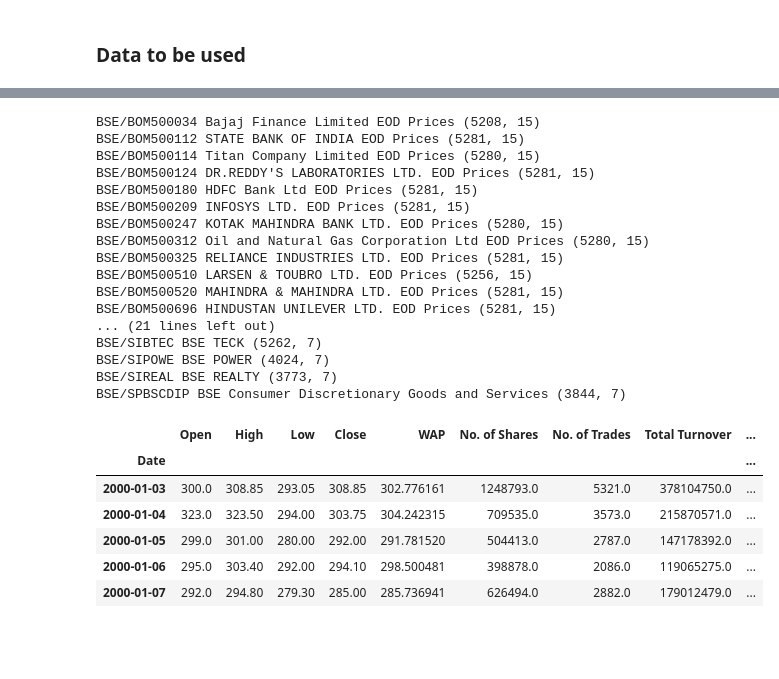
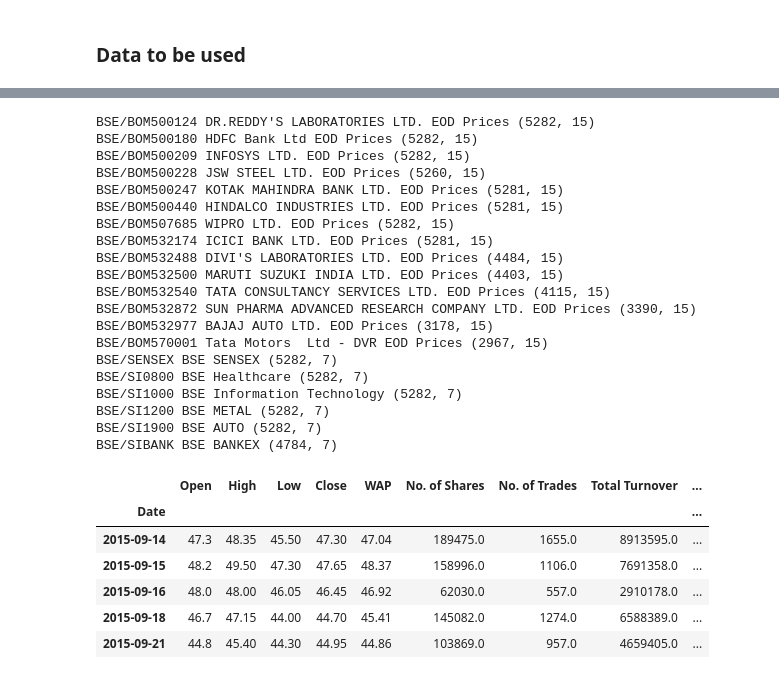
Before and after one commit to acamit/DataScience, a Jupyter notebook: Projects/Stocks/Thesis Implementation.ipynb, the cells around one changed output, grey strips where cells are left out. Saved outputs shown, nothing was run; the diff lists cells and outputs as text; code cells hidden in the pictures; blank space fills up the shorter version.

Commit message:
update stocks

```diff
--- a/Projects/Stocks/Thesis Implementation.ipynb
+++ b/Projects/Stocks/Thesis Implementation.ipynb
@@ -88,48 +70,50 @@ stockMetadata['isStock'].value_counts()
 Name: isStock, dtype: int64
 # %%
-# download the required data - needed only 1 time
-i=0
-code = f'BSE/{stockMetadata.loc[i, "code"]}'
-dataset = quandl.get(code, start_date='2000-01-01', end_date='2021-03-23').sort_values(by='Date', ascending=True)
-dataset['StockName']=stockMetadata.loc[i, 'name']
-dataset['code'] = stockMetadata.loc[i, "code"]
-dataset['isStock'] = stockMetadata.loc[i, "isStock"]
+# # download the required data - needed only 1 time
+# i=0
+# code = f'BSE/{stockMetadata.loc[i, "code"]}'
+# dataset = quandl.get(code, start_date='2000-01-01', end_date='2021-03-23').sort_values(by='Date', ascending=True)
+# dataset['StockName']=stockMetadata.loc[i, 'name']
+# dataset['code'] = stockMetadata.loc[i, "code"]
+# dataset['isStock'] = stockMetadata.loc[i, "isStock"]
 
-for i in range(1, len(stockMetadata)):
-    code = f'BSE/{stockMetadata.loc[i, "code"]}'
-    temp = quandl.get(code, start_date='2000-01-01', end_date='2021-03-23').sort_values(by='Date', ascending=True)
-    temp['StockName']=stockMetadata.loc[i, 'name']
-    temp['code'] = stockMetadata.loc[i, "code"]
-    temp['isStock'] = stockMetadata.loc[i, "isStock"]
-    print(code, stockMetadata.loc[i, 'name'], temp.shape)
-    dataset = dataset.append(temp)
-dataset.to_csv('data.csv')
-dataset.head()
+# for i in range(1, len(stockMetadata)):
+#     code = f'BSE/{stockMetadata.loc[i, "code"]}'
+#     temp = quandl.get(code, start_date='2000-01-01', end_date='2021-03-23').sort_values(by='Date', ascending=True)
+#     temp['StockName']=stockMetadata.loc[i, 'name']
+#     temp['code'] = stockMetadata.loc[i, "code"]
+#     temp['isStock'] = stockMetadata.loc[i, "isStock"]
+#     dataset = dataset.append(temp)
+# dataset.to_csv('data.csv')
+# dataset.head()
 # %% [output]
-BSE/BOM500034 Bajaj Finance Limited EOD Prices (5208, 15)
-BSE/BOM500112 STATE BANK OF INDIA EOD Prices (5281, 15)
-BSE/BOM500114 Titan Company Limited EOD Prices (5280, 15)
-BSE/BOM500124 DR.REDDY'S LABORATORIES LTD. EOD Prices (5281, 15)
-BSE/BOM500180 HDFC Bank Ltd EOD Prices (5281, 15)
-BSE/BOM500209 INFOSYS LTD. EOD Prices (5281, 15)
-BSE/BOM500247 KOTAK MAHINDRA BANK LTD. EOD Prices (5280, 15)
-BSE/BOM500312 Oil and Natural Gas Corporation Ltd EOD Prices (5280, 15)
-BSE/BOM500325 RELIANCE INDUSTRIES LTD. EOD Prices (5281, 15)
-BSE/BOM500510 LARSEN & TOUBRO LTD. EOD Prices (5256, 15)
-BSE/BOM500520 MAHINDRA & MAHINDRA LTD. EOD Prices (5281, 15)
-BSE/BOM500696 HINDUSTAN UNILEVER LTD. EOD Prices (5281, 15)
-... (21 lines left out)
-BSE/SIBTEC BSE TECK (5262, 7)
-BSE/SIPOWE BSE POWER (4024, 7)
-BSE/SIREAL BSE REALTY (3773, 7)
-BSE/SPBSCDIP BSE Consumer Discretionary Goods and Services (3844, 7)
+BSE/BOM500124 DR.REDDY'S LABORATORIES LTD. EOD Prices (5282, 15)
+BSE/BOM500180 HDFC Bank Ltd EOD Prices (5282, 15)
+BSE/BOM500209 INFOSYS LTD. EOD Prices (5282, 15)
+BSE/BOM500228 JSW STEEL LTD. EOD Prices (5260, 15)
+BSE/BOM500247 KOTAK MAHINDRA BANK LTD. EOD Prices (5281, 15)
+BSE/BOM500440 HINDALCO INDUSTRIES LTD. EOD Prices (5281, 15)
+BSE/BOM507685 WIPRO LTD. EOD Prices (5282, 15)
+BSE/BOM532174 ICICI BANK LTD. EOD Prices (5281, 15)
+BSE/BOM532488 DIVI'S LABORATORIES LTD. EOD Prices (4484, 15)
+BSE/BOM532500 MARUTI SUZUKI INDIA LTD. EOD Prices (4403, 15)
+BSE/BOM532540 TATA CONSULTANCY SERVICES LTD. EOD Prices (4115, 15)
+BSE/BOM532872 SUN PHARMA ADVANCED RESEARCH COMPANY LTD. EOD Prices (3390, 15)
+BSE/BOM532977 BAJAJ AUTO LTD. EOD Prices (3178, 15)
+BSE/BOM570001 Tata Motors  Ltd - DVR EOD Prices (2967, 15)
+BSE/SENSEX BSE SENSEX (5282, 7)
+BSE/SI0800 BSE Healthcare (5282, 7)
+BSE/SI1000 BSE Information Technology (5282, 7)
+BSE/SI1200 BSE METAL (5282, 7)
+BSE/SI1900 BSE AUTO (5282, 7)
+BSE/SIBANK BSE BANKEX (4784, 7)
 |  | Open | High | Low | Close | WAP | No. of Shares | No. of Trades | Total Turnover | ... |
 | Date |  |  |  |  |  |  |  |  | ... |
-| 2000-01-03 | 300.0 | 308.85 | 293.05 | 308.85 | 302.776161 | 1248793.0 | 5321.0 | 378104750.0 | ... |
-| 2000-01-04 | 323.0 | 323.50 | 294.00 | 303.75 | 304.242315 | 709535.0 | 3573.0 | 215870571.0 | ... |
-| 2000-01-05 | 299.0 | 301.00 | 280.00 | 292.00 | 291.781520 | 504413.0 | 2787.0 | 147178392.0 | ... |
-| 2000-01-06 | 295.0 | 303.40 | 292.00 | 294.10 | 298.500481 | 398878.0 | 2086.0 | 119065275.0 | ... |
-| 2000-01-07 | 292.0 | 294.80 | 279.30 | 285.00 | 285.736941 | 626494.0 | 2882.0 | 179012479.0 | ... |
+| 2015-09-14 | 47.3 | 48.35 | 45.50 | 47.30 | 47.04 | 189475.0 | 1655.0 | 8913595.0 | ... |
+| 2015-09-15 | 48.2 | 49.50 | 47.30 | 47.65 | 48.37 | 158996.0 | 1106.0 | 7691358.0 | ... |
+| 2015-09-16 | 48.0 | 48.00 | 46.05 | 46.45 | 46.92 | 62030.0 | 557.0 | 2910178.0 | ... |
+| 2015-09-18 | 46.7 | 47.15 | 44.00 | 44.70 | 45.41 | 145082.0 | 1274.0 | 6588389.0 | ... |
+| 2015-09-21 | 44.8 | 45.40 | 44.30 | 44.95 | 44.86 | 103869.0 | 957.0 | 4659405.0 | ... |
 # %%
 dataset = pd.read_csv('data.csv')
 dataset.head()
```
Also changed, not shown: parts of 19 cells of this notebook, 4 other files.
